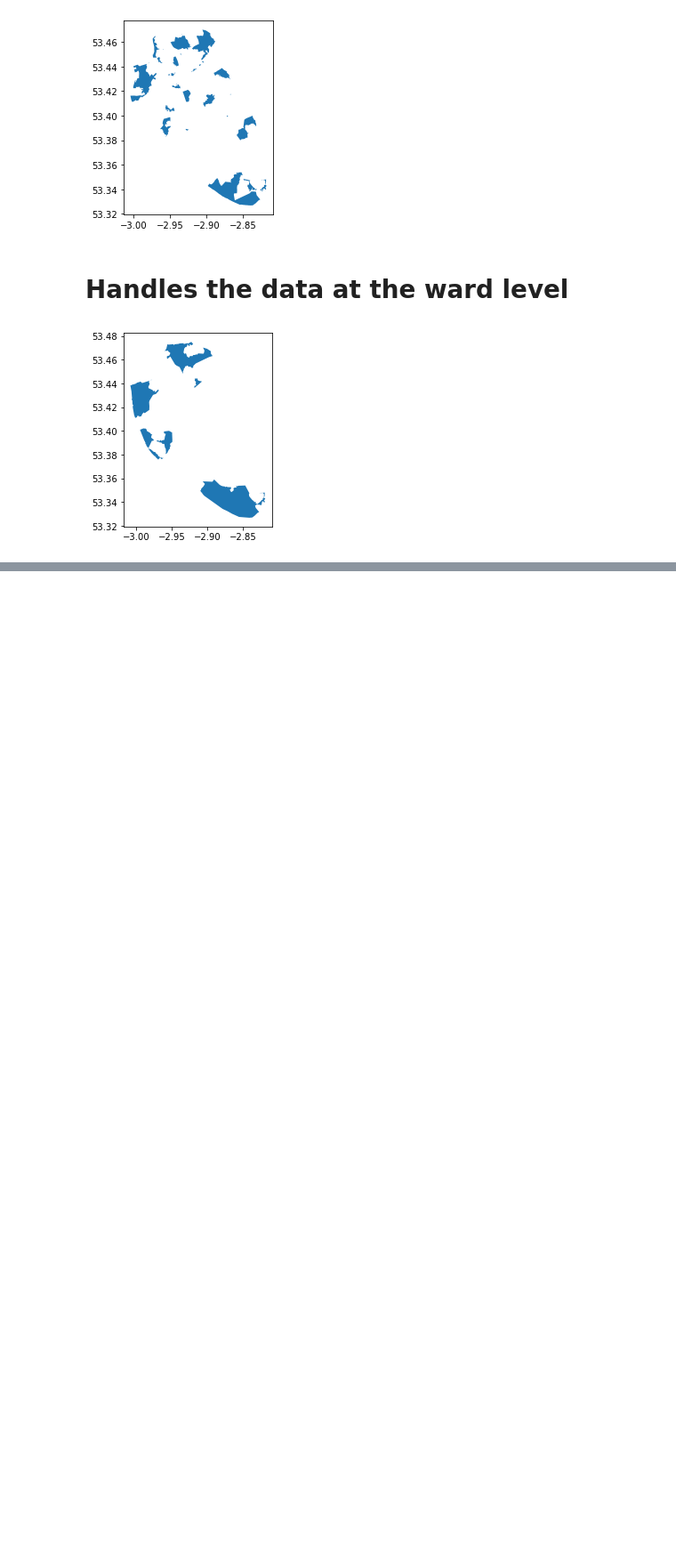
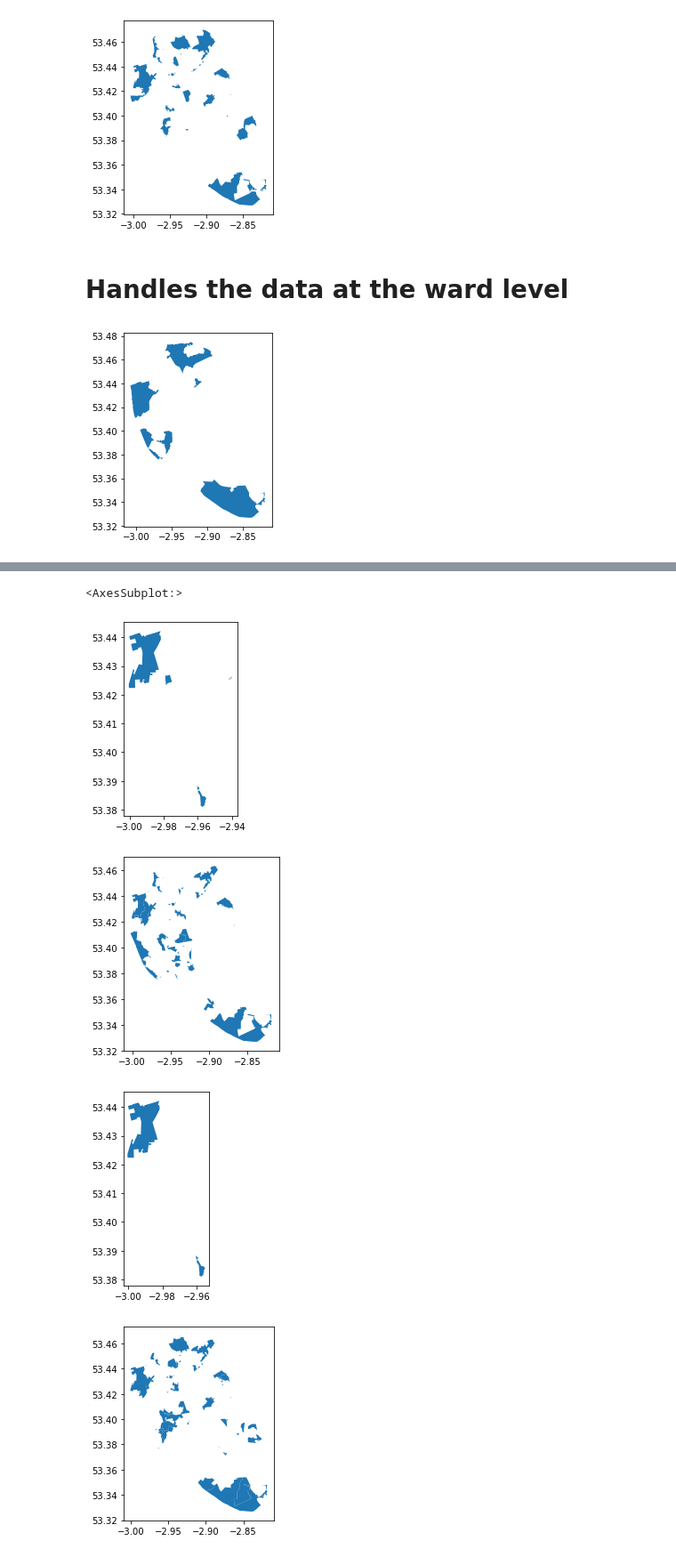
Before and after one commit to johnardavies/City_map, a Jupyter notebook: map_data_processing/Further_analysis.ipynb, the cells around one changed output, grey strips where cells are left out. Shown at 89% size. Saved outputs shown, nothing was run; the diff lists cells and outputs as text; code cells hidden in the pictures; blank space fills up the shorter version.

Commit message:
merge the adjacent area files into a single area file

```diff
--- a/map_data_processing/Further_analysis.ipynb
+++ b/map_data_processing/Further_analysis.ipynb
@@ -270,7 +270,7 @@ geom= areas_not_close(Ward_level_data[Ward_level_data['Ward_Reception_Overweight
 # Print to check it's producing sensible results
 geom= geom.set_crs("EPSG:4326")
 geom.plot()
-access_layer.append(geom)
+# access_layer.append(geom) Don't add this in as it has a different geometry
 geom.to_file("Data/Out/Obesity.geojson", driver='GeoJSON')
 # %% [output]
 [figure]
@@ -279,21 +276,0 @@ geom.to_file("Data/Out/Obesity.geojson", driver='GeoJSON')
-# %%
-# Calculates both the union and the intersection of the the areas that have less than
-for i,x in enumerate(access_layer):
-          print(i)
-          if i==0:
-             access_layer[i].set_crs('epsg:4326', inplace=True)
-             access_layer[i+1].set_crs('epsg:4326', inplace=True)
-             past_intersect=gpd.overlay(access_layer[i], access_layer[i+1], how='intersection')
-             past_intersect.set_crs('epsg:4326', inplace=True)
-             past_union=gpd.overlay(access_layer[i], access_layer[i+1], how='union')
-             past_union.set_crs('epsg:4326', inplace=True)
-          elif i >0 and i <(len(access_layer)-1):
-             access_layer[i].set_crs("EPSG:4326")
-             access_layer[i+1].set_crs("EPSG:4326")
-             past_intersect.set_crs("EPSG:4326")
-             past_intersect=gpd.overlay(past_intersect, access_layer[i+1], how='intersection')
-             past_union=gpd.overlay(access_layer[i], access_layer[i+1], how='union')
-             past_intersect.plot()
-             past_union.plot()
-
-past_intersect.plot()
@@ -364,0 +279,26 @@ Text(0.5, 1.0, 'Areas in lowest income quintiles not within 10 minutes of afford
+# %%
+# Calculates both the union and the intersection of the the areas that have less than
+for i,x in enumerate(access_layer):
+          if i==1:
+             access_layer[i].set_crs('epsg:4326', inplace=True)
+             access_layer[i+1].set_crs('epsg:4326', inplace=True)
+             past_intersect=gpd.overlay(access_layer[i], access_layer[i+1], how='intersection')
+             past_intersect.set_crs('epsg:4326', inplace=True)
+             past_union=gpd.overlay(access_layer[i], access_layer[i+1], how='union')
+             past_union.set_crs('epsg:4326', inplace=True)
+          elif i >1 and i <(len(access_layer)-1):
+             access_layer[i].set_crs("EPSG:4326")
+             access_layer[i+1].set_crs("EPSG:4326")
+             past_intersect.set_crs("EPSG:4326")
+             past_intersect=gpd.overlay(past_intersect, access_layer[i+1], how='intersection')
+             past_union=gpd.overlay(access_layer[i], access_layer[i+1], how='union')
+             past_intersect.plot()
+             past_union.plot()
+
+past_intersect.plot()
+# %% [output]
+<AxesSubplot:>
+[figure, added]
+[figure, added]
+[figure, added]
+[figure, added]
```
Also changed, not shown: parts of 10 cells of this notebook, 1 other file.
